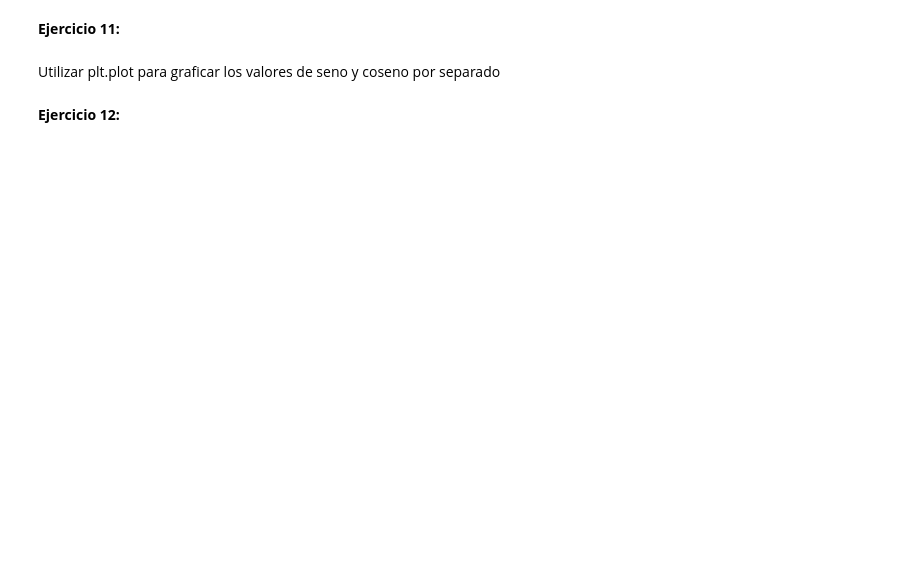
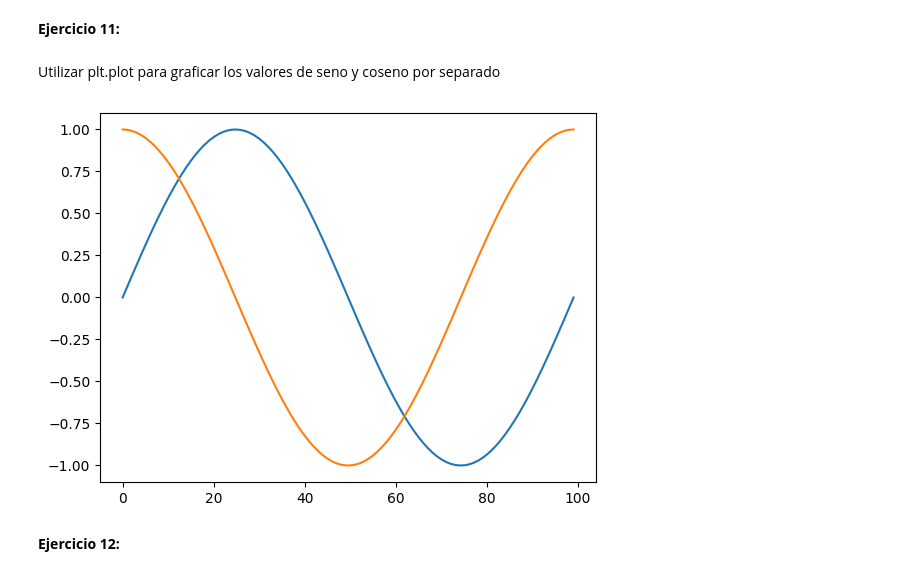
Before and after one commit to aritapia19/coder-DataScience77695, a Jupyter notebook: numpy.ipynb, the cells around one changed output. Drawn from its saved outputs; the diff is of its cells as text; code cells hidden in the pictures; blank space fills up the shorter version.

```diff
--- a/numpy.ipynb
+++ b/numpy.ipynb
@@ -88,6 +175,12 @@ Utilizar plt.plot para graficar un círculo con los datos de seno y coseno
 __Ejercicio 11:__
 # %% [markdown]
 Utilizar plt.plot para graficar los valores de seno y coseno por separado
+# %%
+plt.plot(seno)
+plt.plot(coseno)
+plt.show()
+# %% [output]
+[figure, added]
 # %% [markdown]
 __Ejercicio 12:__
 # %%
```
Also changed, not shown: parts of 47 cells of this notebook.
